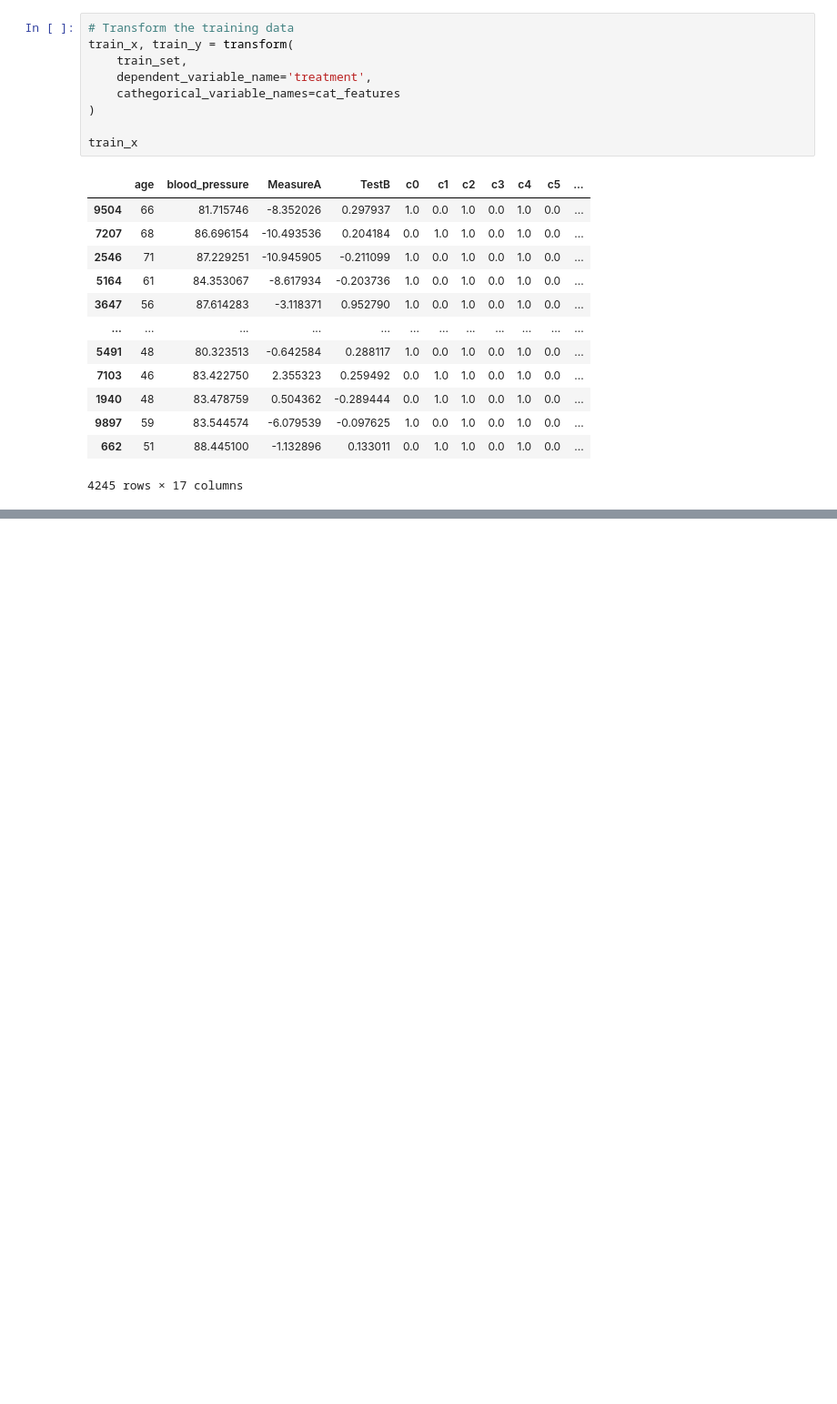
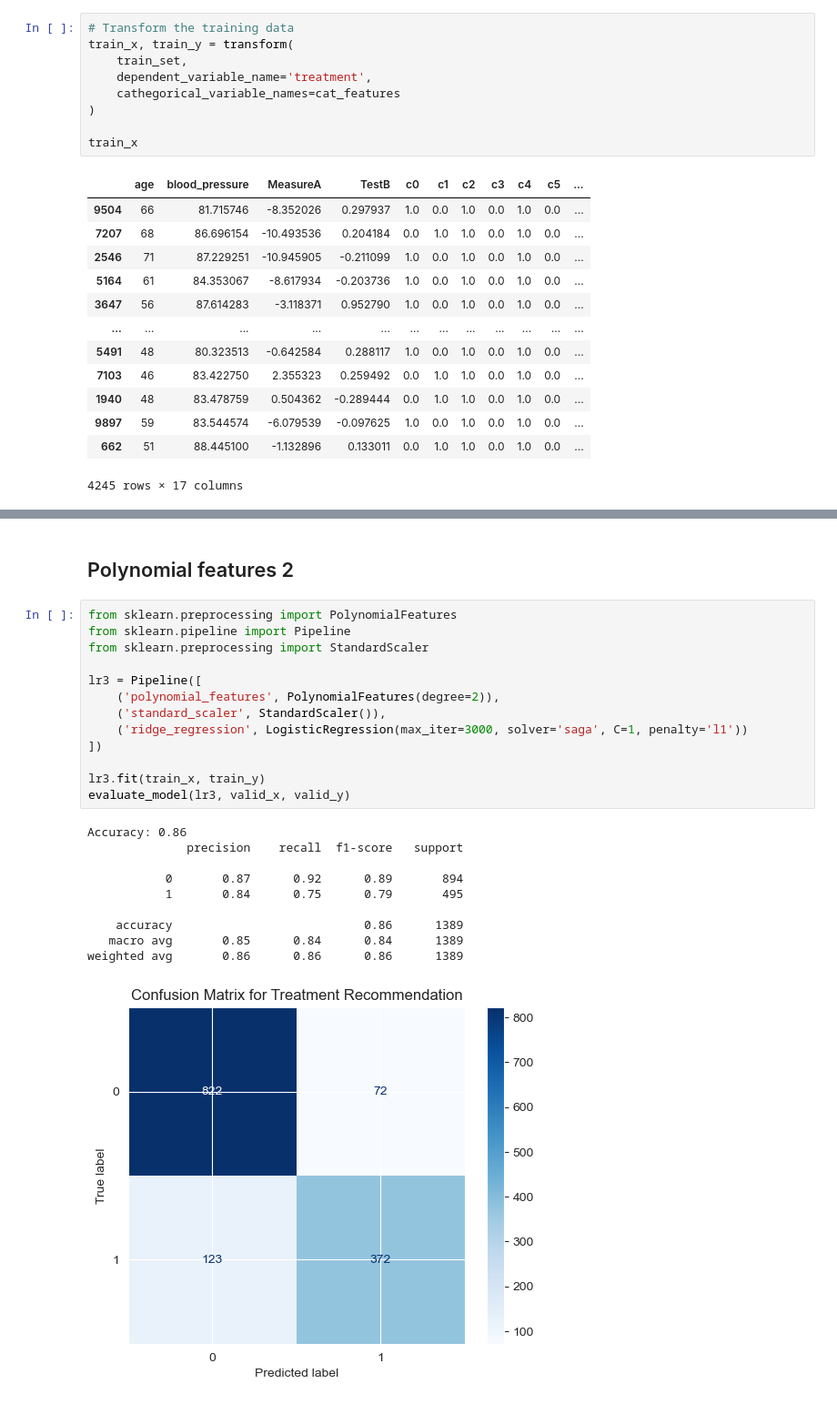
Before and after one commit to logger421/ExplainableAI, a Jupyter notebook: work_set2.ipynb, the cells around one changed output, grey strips where cells are left out. Shown: that part at 91% size. Saved outputs shown, nothing was run; the diff lists cells and outputs as text; blank space fills up the shorter version.

```diff
--- a/work_set2.ipynb
+++ b/work_set2.ipynb
@@ -414,0 +391,26 @@ AUC on validation set: 0.7561
+# %% [markdown]
+## Polynomial features 2
+# %%
+from sklearn.preprocessing import PolynomialFeatures
+from sklearn.pipeline import Pipeline
+from sklearn.preprocessing import StandardScaler
+
+lr3 = Pipeline([
+    ('polynomial_features', PolynomialFeatures(degree=2)),
+    ('standard_scaler', StandardScaler()),
+    ('ridge_regression', LogisticRegression(max_iter=3000, solver='saga', C=1, penalty='l1'))
+])
+
+lr3.fit(train_x, train_y)
+evaluate_model(lr3, valid_x, valid_y)
+# %% [output]
+Accuracy: 0.86
+              precision    recall  f1-score   support
+
+           0       0.87      0.92      0.89       894
+           1       0.84      0.75      0.79       495
+
+    accuracy                           0.86      1389
+   macro avg       0.85      0.84      0.84      1389
+weighted avg       0.86      0.86      0.86      1389
+[figure, added]
```
Also changed, not shown: parts of 28 cells of this notebook, 1 other file.
